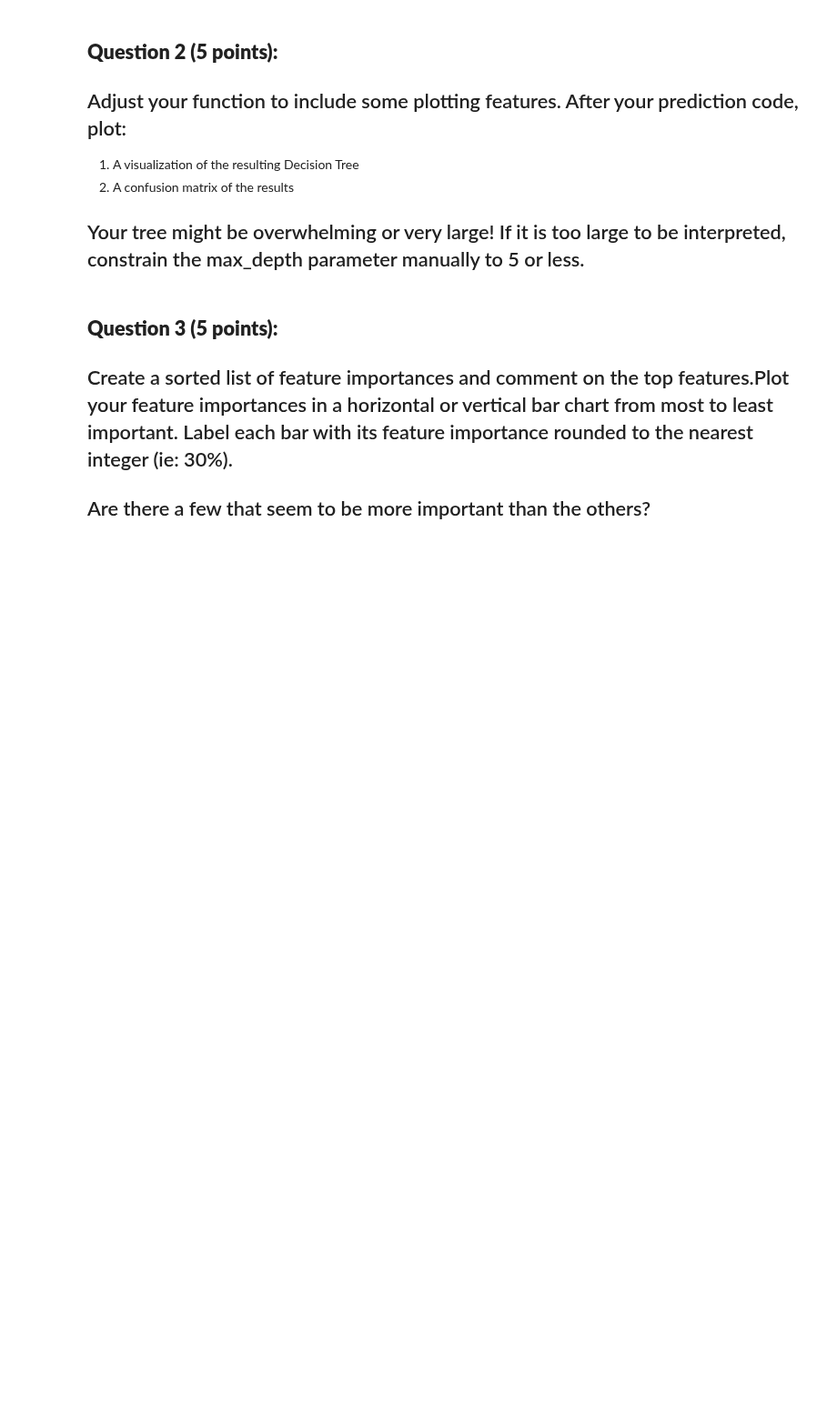
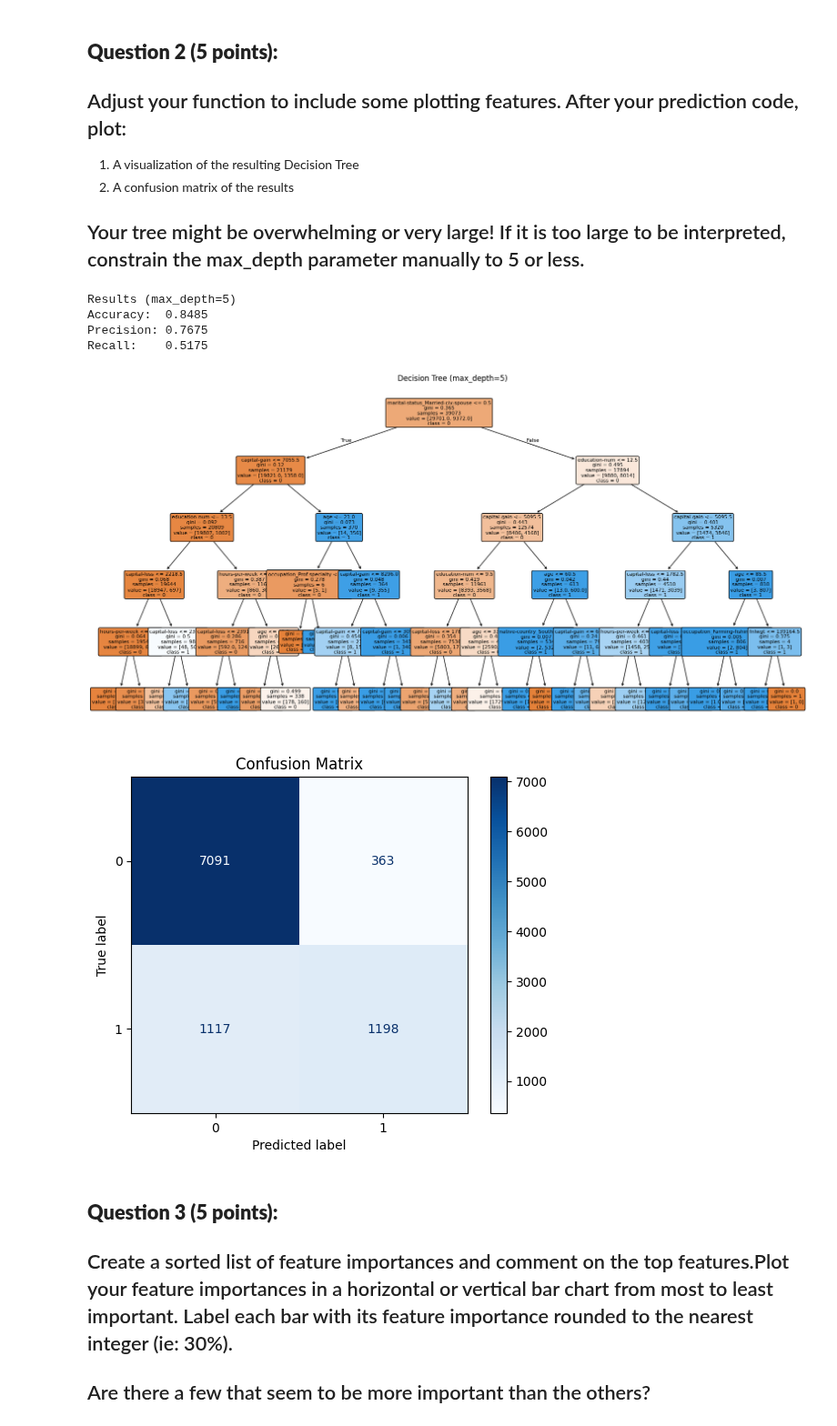
Before and after one commit to nicomontoya25/DS-3001, a Jupyter notebook: labs/Lab_3_Decision_Trees_and_Random_Forests.ipynb, the cells around one changed output. Shown at 91% size. Cells and saved outputs as stored; diff of their text form; code cells hidden in the pictures; blank space fills up the shorter version.

```diff
--- a/labs/Lab_3_Decision_Trees_and_Random_Forests.ipynb
+++ b/labs/Lab_3_Decision_Trees_and_Random_Forests.ipynb
@@ -171,6 +191,46 @@ print("Accuracy:", accuracy_score(y_test, y_pred))
 2.   A confusion matrix of the results
 
 ## Your tree might be overwhelming or very large! If it is too large to be interpreted, constrain the max_depth parameter manually to 5 or less.
+# %%
+def eval_dt(X, y, pos_label=1, max_depth=None):
+    X_train, X_test, y_train, y_test = train_test_split(
+        X, y, test_size=0.2, random_state=3001)
+
+    dt = DecisionTreeClassifier(random_state=3001, max_depth=max_depth)
+    dt.fit(X_train, y_train)
+
+    y_pred = dt.predict(X_test)
+
+    accuracy = accuracy_score(y_test, y_pred)
+    precision = precision_score(y_test, y_pred, pos_label=pos_label)
+    recall = recall_score(y_test, y_pred, pos_label=pos_label)
+
+    print(f"Results (max_depth={max_depth})")
+    print(f"Accuracy:  {accuracy:.4f}")
+    print(f"Precision: {precision:.4f}")
+    print(f"Recall:    {recall:.4f}")
+
+    feature_names = X.columns.tolist()
+    class_names = [str(c) for c in dt.classes_]
+
+    plt.figure(figsize=(20, 10))
+    plot_tree(dt,feature_names=feature_names,class_names=class_names,filled=True,rounded=True,fontsize=8)
+    plt.title(f"Decision Tree (max_depth={max_depth})")
+    plt.show()
+
+
+    ConfusionMatrixDisplay.from_estimator(dt,X_test,y_test,display_labels=class_names,cmap='Blues')
+    plt.title("Confusion Matrix")
+    plt.show()
+# %%
+eval_dt(X_encoded, y_clean_binary, max_depth=5)
+# %% [output]
+Results (max_depth=5)
+Accuracy:  0.8485
+Precision: 0.7675
+Recall:    0.5175
+[figure, added]
+[figure, added]
 # %% [markdown]
 ## **Question 3 (5 points):**
 ## Create a sorted list of feature importances and comment on the top features.Plot your feature importances in a horizontal or vertical bar chart from most to least important. Label each bar with its feature importance rounded to the nearest integer (ie: 30%).
```
Also changed, not shown: parts of 2 cells of this notebook.
